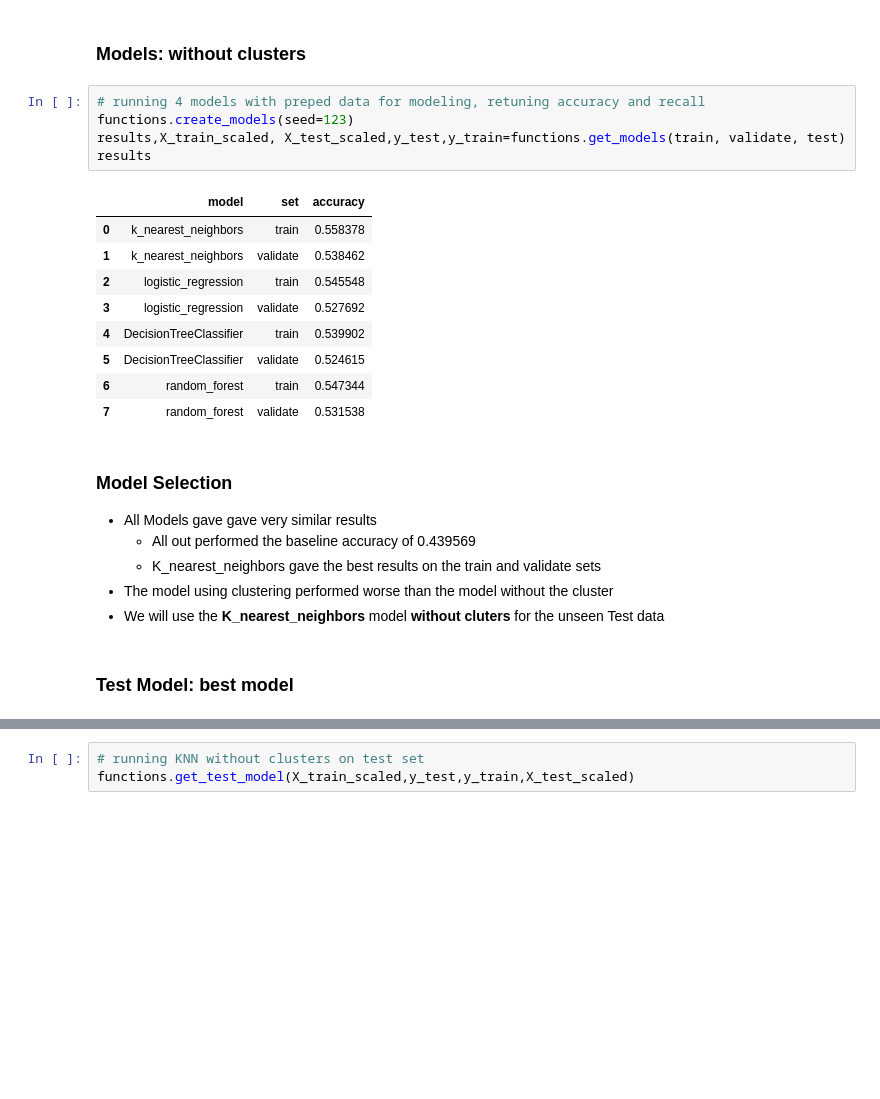
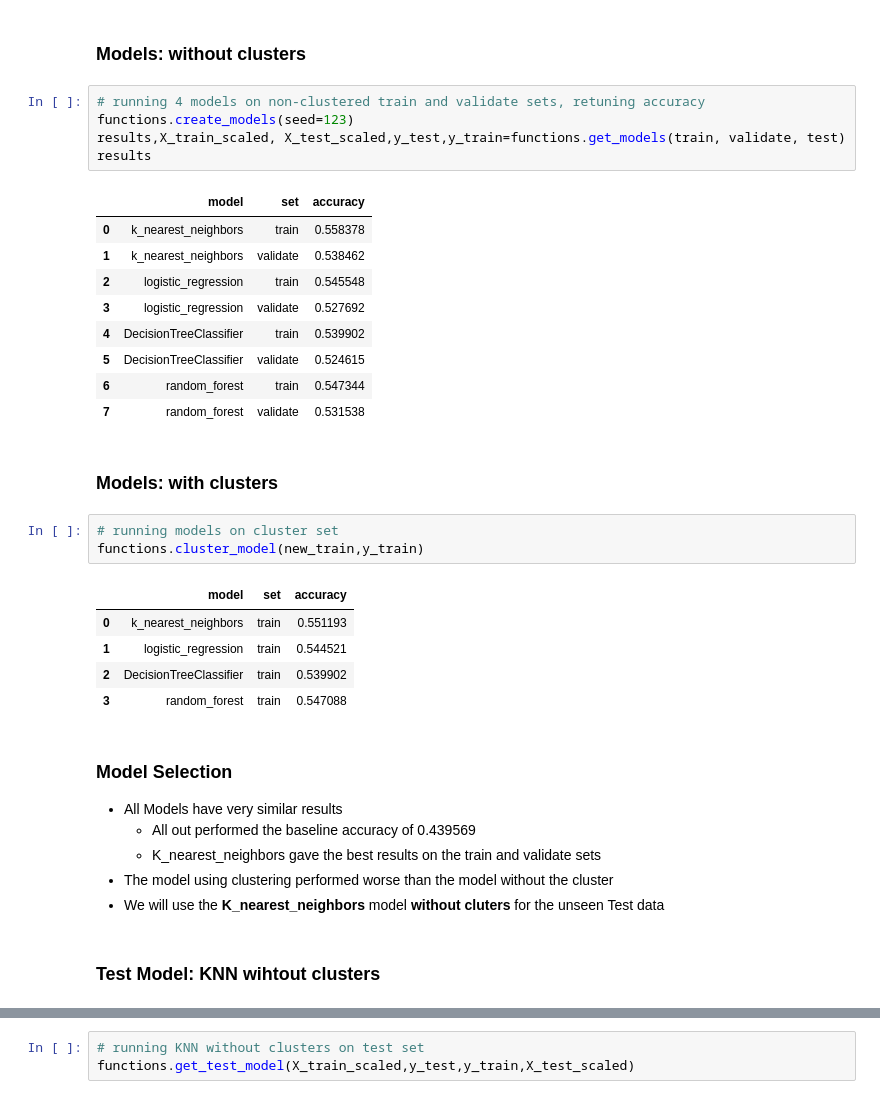
Before and after one commit to Wine-team-scott-and-manuel/wine-project, a Jupyter notebook: final_report .ipynb, the cells around one changed output, grey strips where cells are left out. Cells and saved outputs as stored; diff of their text form; blank space fills up the shorter version.

```diff
--- a/final_report .ipynb
+++ b/final_report .ipynb
@@ -295,7 +317,7 @@ functions.get_baseline(y_train)
 # %% [markdown]
 ###  Models: without clusters
 # %%
-# running 4 models with preped data for modeling, retuning accuracy and recall
+# running 4 models on non-clustered train and validate sets, retuning accuracy
 functions.create_models(seed=123)
 results,X_train_scaled, X_test_scaled,y_test,y_train=functions.get_models(train, validate, test)
 results
@@ -309,15 +331,26 @@ results
 | 5 | DecisionTreeClassifier | validate | 0.524615 |
 | 6 | random_forest | train | 0.547344 |
 | 7 | random_forest | validate | 0.531538 |
+# %% [markdown]
+###  Models: with clusters
+# %%
+# running models on cluster set
+functions.cluster_model(new_train,y_train)
+# %% [output]
+|  | model | set | accuracy |
+| 0 | k_nearest_neighbors | train | 0.551193 |
+| 1 | logistic_regression | train | 0.544521 |
+| 2 | DecisionTreeClassifier | train | 0.539902 |
+| 3 | random_forest | train | 0.547088 |
 # %% [markdown]
 ### Model Selection
-* All Models gave gave very similar results
+* All Models have very similar results
     * All out performed the baseline accuracy of 0.439569
     * K_nearest_neighbors gave the best results on the train and validate sets
 * The model using clustering performed worse than the model without the cluster
 * We will use the **K_nearest_neighbors** model **without cluters** for the unseen Test data
 # %% [markdown]
-### Test Model: best model
+### Test Model: KNN wihtout clusters
 # %%
 y_train.sample()
 # %% [output]
```
Also changed, not shown: parts of 32 cells of this notebook, 2 other files.
